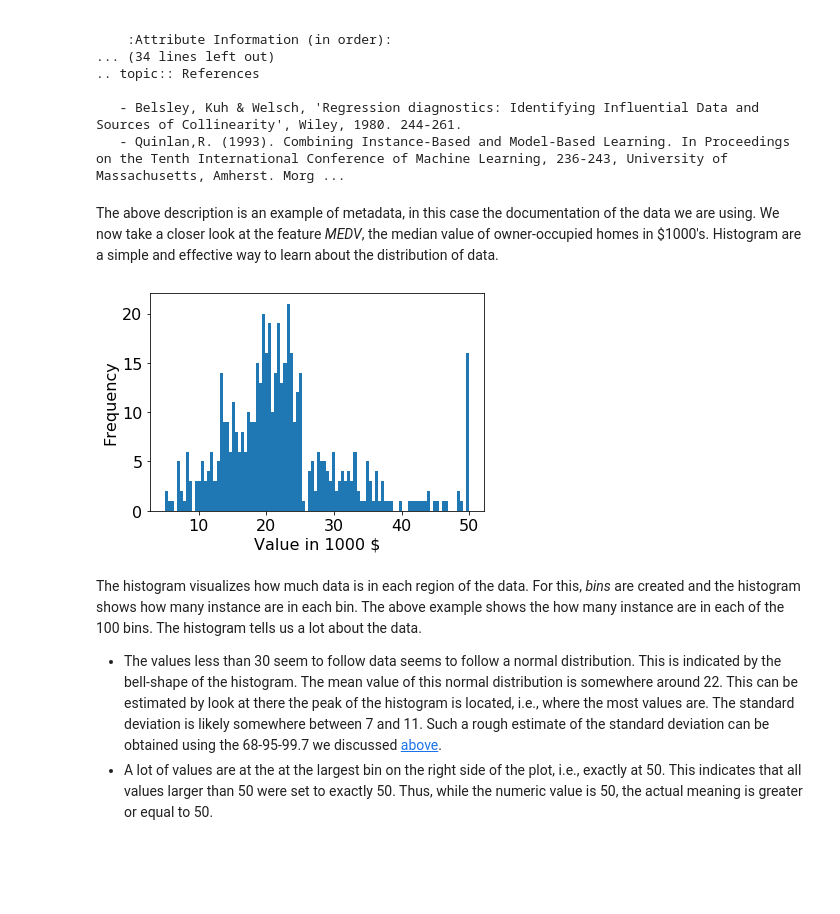
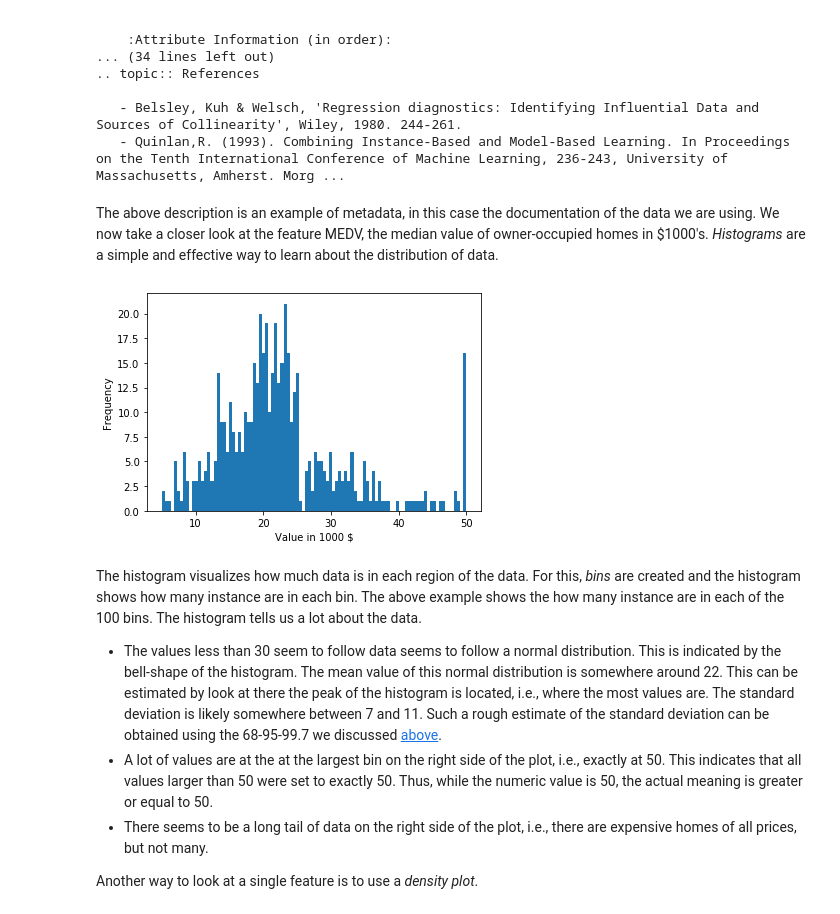
Before and after one commit to sherbold/intro-to-data-science, a Jupyter notebook: content/03_Data-Exploration.ipynb, the cells around one changed output. Drawn from its saved outputs; the diff is of its cells as text; code cells hidden in the pictures; blank space fills up the shorter version.

```diff
--- a/content/03_Data-Exploration.ipynb
+++ b/content/03_Data-Exploration.ipynb
@@ -298,17 +301,20 @@ Boston house prices dataset
    - Belsley, Kuh & Welsch, 'Regression diagnostics: Identifying Influential Data and Sources of Collinearity', Wiley, 1980. 244-261.
    - Quinlan,R. (1993). Combining Instance-Based and Model-Based Learning. In Proceedings on the Tenth International Conference of Machine Learning, 236-243, University of Massachusetts, Amherst. Morg ...
 # %% [markdown]
-The above description is an example of metadata, in this case the documentation of the data we are using. We now take a closer look at the feature *MEDV*, the median value of owner-occupied homes in $1000's. Histogram are a simple and effective way to learn about the distribution of data.
+The above description is an example of metadata, in this case the documentation of the data we are using. We now take a closer look at the feature MEDV, the median value of owner-occupied homes in $1000's. *Histograms* are a simple and effective way to learn about the distribution of data.
 # %%
 plt.figure()
-plt.hist(y, bins=100)
+plt.hist(boston.target, bins=100)
 plt.xlabel('Value in 1000 $')
 plt.ylabel('Frequency')
 plt.show()
 # %% [output]
-[figure, old version]
+[figure, new version]
 # %% [markdown]
 The histogram visualizes how much data is in each region of the data. For this, *bins* are created and the histogram shows how many instance are in each bin. The above example shows the how many instance are in each of the 100 bins. The histogram tells us a lot about the data.
 
 - The values less than 30 seem to follow data seems to follow a normal distribution. This is indicated by the bell-shape of the histogram. The mean value of this normal distribution is somewhere around 22. This can be estimated by look at there the peak of the histogram is located, i.e., where the most values are. The standard deviation is likely somewhere between 7 and 11. Such a rough estimate of the standard deviation can be obtained using the 68-95-99.7 we discussed [above](#Variability).
 - A lot of values are at the at the largest bin on the right side of the plot, i.e., exactly at 50. This indicates that all values larger than 50 were set to exactly 50. Thus, while the numeric value is 50, the actual meaning is greater or equal to 50.
+- There seems to be a long tail of data on the right side of the plot, i.e., there are expensive homes of all prices, but not many.
+
+Another way to look at a single feature is to use a *density plot*.
```
Also changed, not shown: parts of 4 cells of this notebook, 5 other files.
